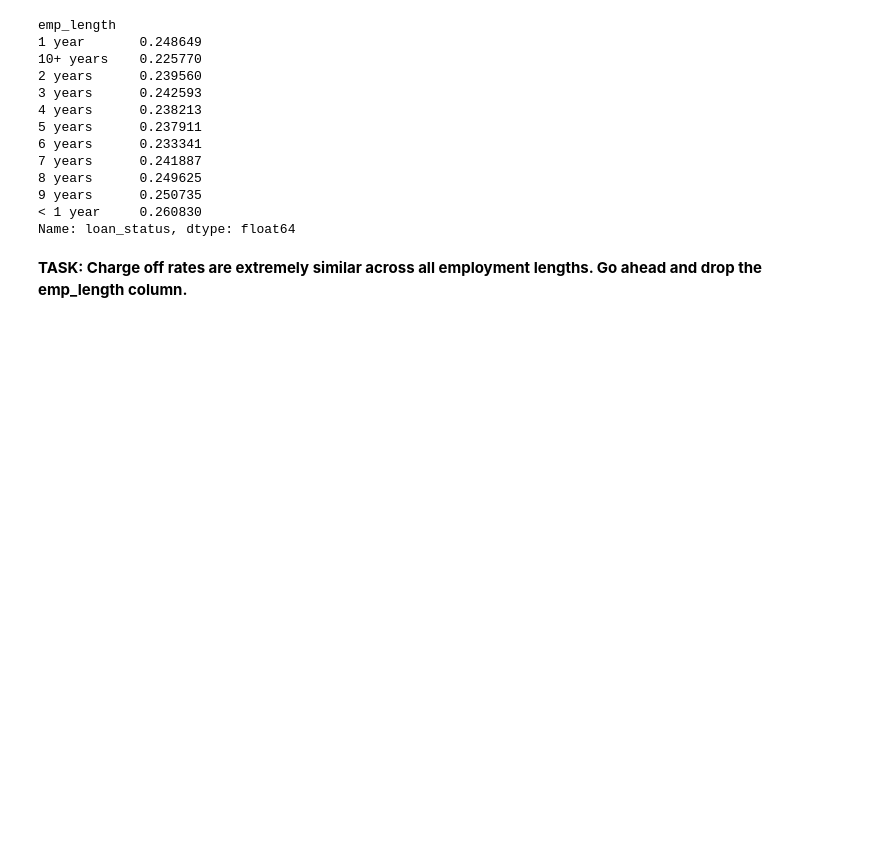
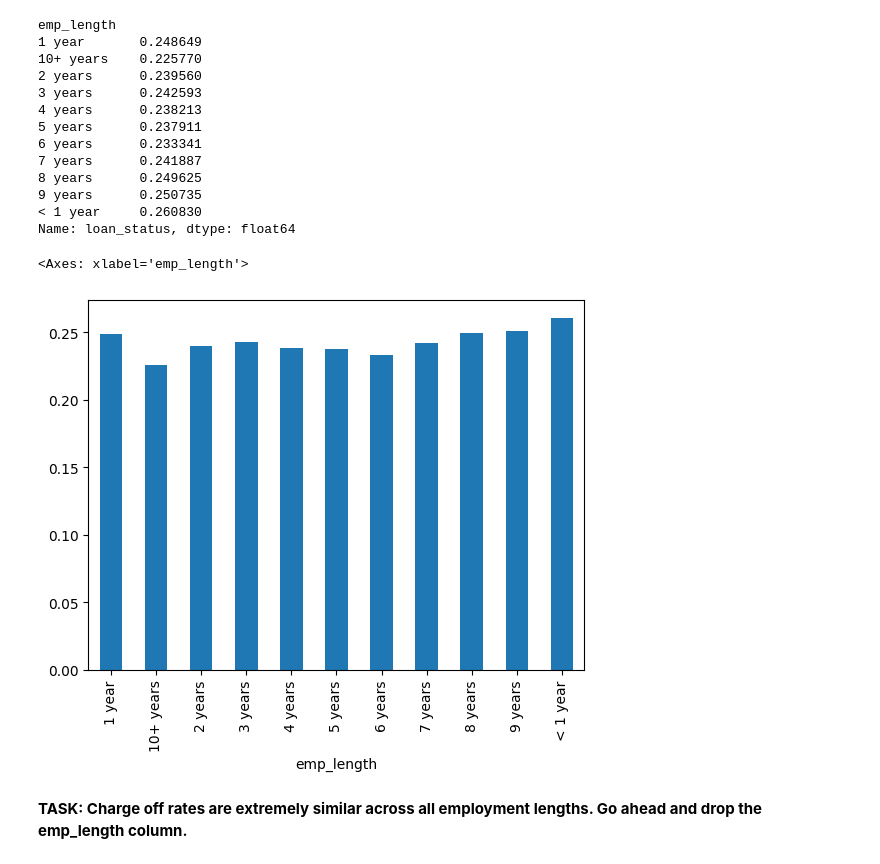
Before and after one commit to LorenzoRottigni/DL-lending-club, a Jupyter notebook: 03-Keras-Project-Exercise.ipynb, the cells around one changed output. Drawn from its saved outputs; the diff is of its cells as text; code cells hidden in the pictures; blank space fills up the shorter version.

```diff
--- a/03-Keras-Project-Exercise.ipynb
+++ b/03-Keras-Project-Exercise.ipynb
@@ -555,6 +581,11 @@ emp_length
 9 years      0.250735
 < 1 year     0.260830
 Name: loan_status, dtype: float64
+# %%
+emp_len.plot(kind='bar')
+# %% [output]
+<Axes: xlabel='emp_length'>
+[figure, added]
 # %% [markdown]
 **TASK: Charge off rates are extremely similar across all employment lengths. Go ahead and drop the emp_length column.**
 # %%
```
Also changed, not shown: parts of 68 cells of this notebook, 1 other file.
